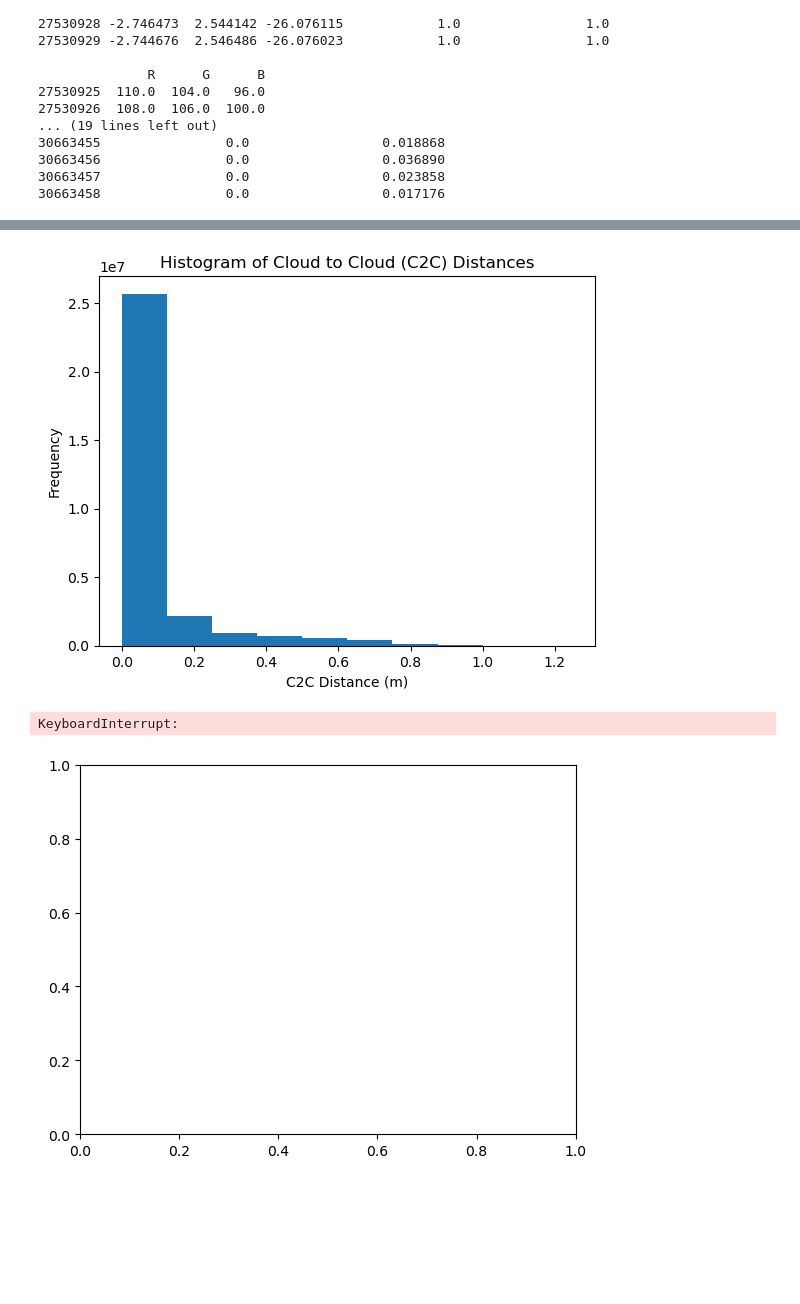
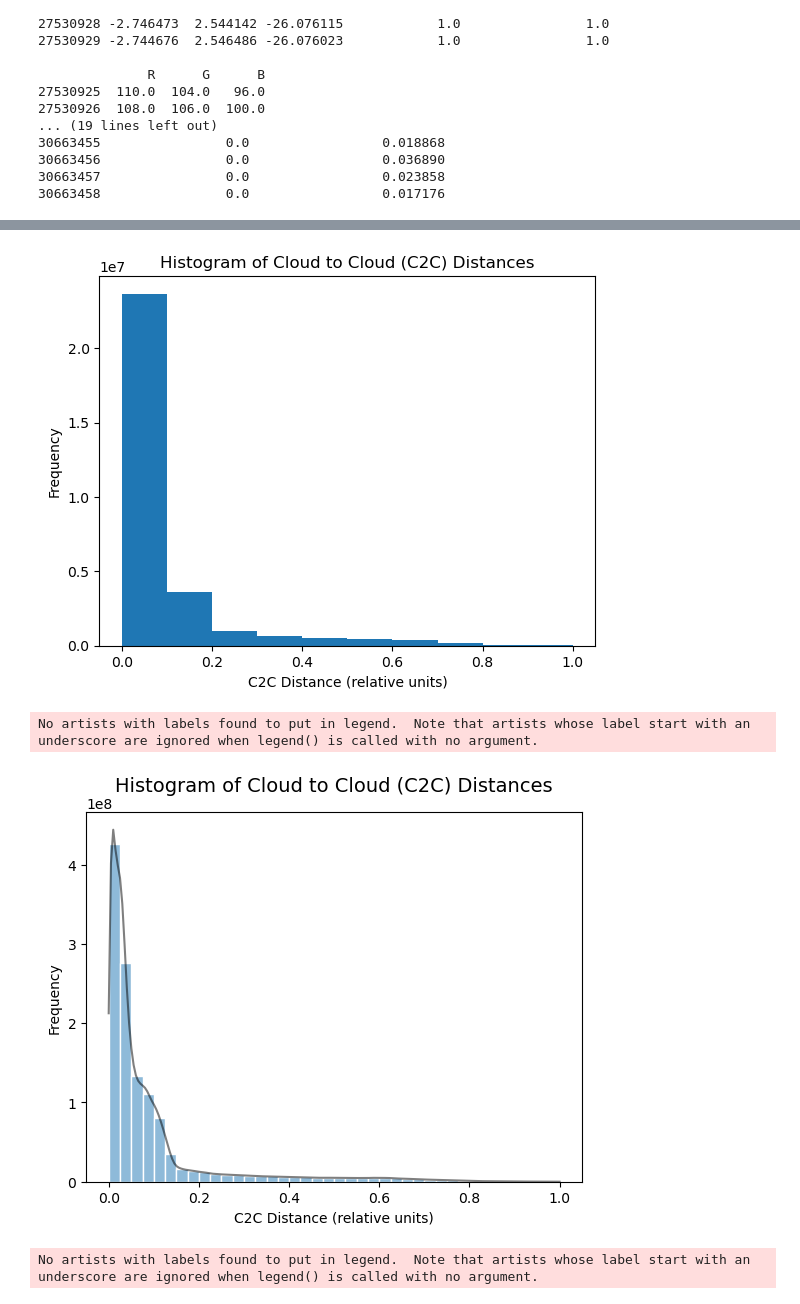
Before and after one commit to julehalim/advancedImagingProject3, a Jupyter notebook: dataprocessing.ipynb, the cells around one changed output, grey strips where cells are left out. Cells and saved outputs as stored; diff of their text form; code cells hidden in the pictures; blank space fills up the shorter version.

Commit message:
made progress, divided some of the higher distance points

```diff
--- a/dataprocessing.ipynb
+++ b/dataprocessing.ipynb
@@ -49,13 +49,15 @@ distances=droppedMLS['C2C absolute distances']
 rangeDistances=max(distances)-min(distances)
 print(rangeDistances)
 minDistance=0
-maxDistance=1.25
+maxDistance=1
 distancesWithinRange = distances[(distances >= minDistance) & (distances <= maxDistance)]
-print(distancesWithinRange)
+largeDistances = distances[(distances >= 1)]
+# print(distancesWithinRange)
+print(largeDistances)
 
 plt.figure()
 plt.hist(distancesWithinRange)
-plt.xlabel('C2C Distance (m)')
+plt.xlabel('C2C Distance (relative units)')
 plt.ylabel('Frequency')
 plt.title('Histogram of Cloud to Cloud (C2C) Distances')
 plt.show()
@@ -69,9 +71,22 @@ ax.get_lines()[0].set_color('black') # edit line color due to bug in sns v 0.11.
 # Edit legemd and add title
 ax.legend(frameon=False)
 ax.set_title('Histogram of Cloud to Cloud (C2C) Distances', fontsize=14, pad=15)
-ax.set_xlabel('C2C Distance (m)')
+ax.set_xlabel('C2C Distance (relative units)')
 ax.set_ylabel('Frequency')
 plt.show()
+
+plt.figure()
+ax = sns.histplot(data=largeDistances, bins=40, stat='frequency', kde=True,
+                  edgecolor='white', linewidth=1,
+                  line_kws=dict(color='black', alpha=0.5, linewidth=1.5))
+ax.get_lines()[0].set_color('black') # edit line color due to bug in sns v 0.11.0
+
+# Edit legemd and add title
+ax.legend(frameon=False)
+ax.set_title('Histogram of Cloud to Cloud (C2C) Distances', fontsize=14, pad=15)
+ax.set_xlabel('C2C Distance (relative units)')
+ax.set_ylabel('Frequency')
+plt.show()
 # %% [output]
 1           0.024001
 2           0.025208
@@ -93,3 +108,4 @@ Name: C2C absolute distances, Length: 30648582, dtype: float64
-[figure, old version]
+[figure, new version]
-KeyboardInterrupt:
+No artists with labels found to put in legend.  Note that artists whose label start with an underscore are ignored when legend() is called with no argument.
-[figure, old version]
+[figure, new version]
+No artists with labels found to put in legend.  Note that artists whose label start with an underscore are ignored when legend() is called with no argument.
```
Also changed, not shown: parts of 3 cells of this notebook, 6 other files.
